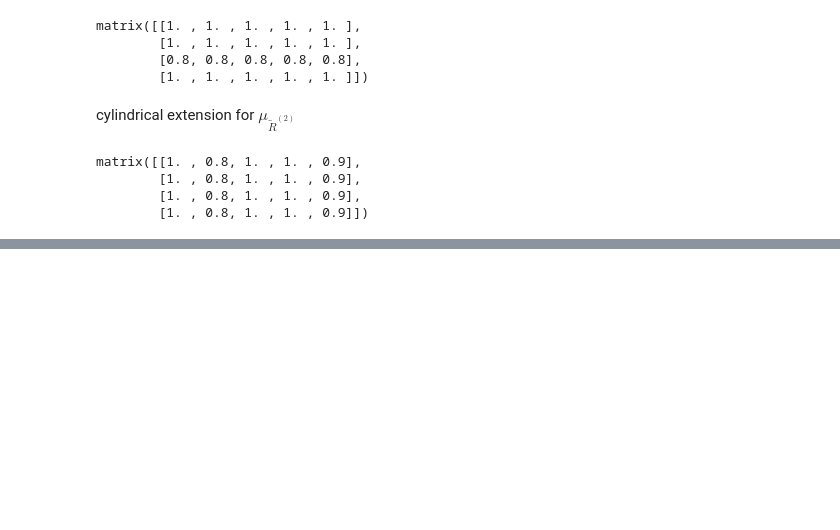
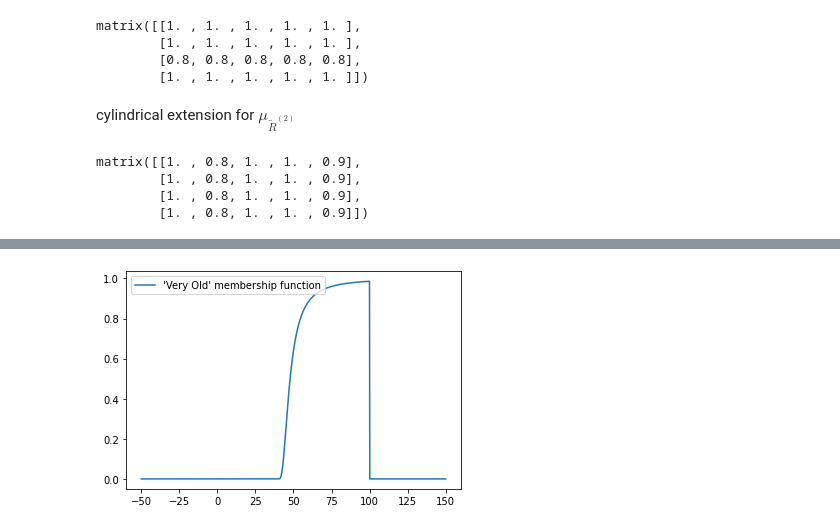
Before and after one commit to amindadgar/Fuzzy-Systems, a Jupyter notebook: HW1/main.ipynb, the cells around one changed output, grey strips where cells are left out. Cells and saved outputs as stored; diff of their text form; code cells hidden in the pictures; blank space fills up the shorter version.

```diff
--- a/HW1/main.ipynb
+++ b/HW1/main.ipynb
@@ -1347,0 +1608,10 @@ matrix([[1. , 0.8, 1. , 1. , 0.9],
+# %%
+fuzzy_set_concentration = find_fuzzy_concentration(fuzzy_set)
+
+Y = fuzzy_set_concentration[:, 1]
+
+plt.plot(X, Y)
+plt.legend(["'Very Old' membership function"], loc='upper left')
+plt.show()
+# %% [output]
+[figure, added]
```
Also changed, not shown: parts of 34 cells of this notebook.
